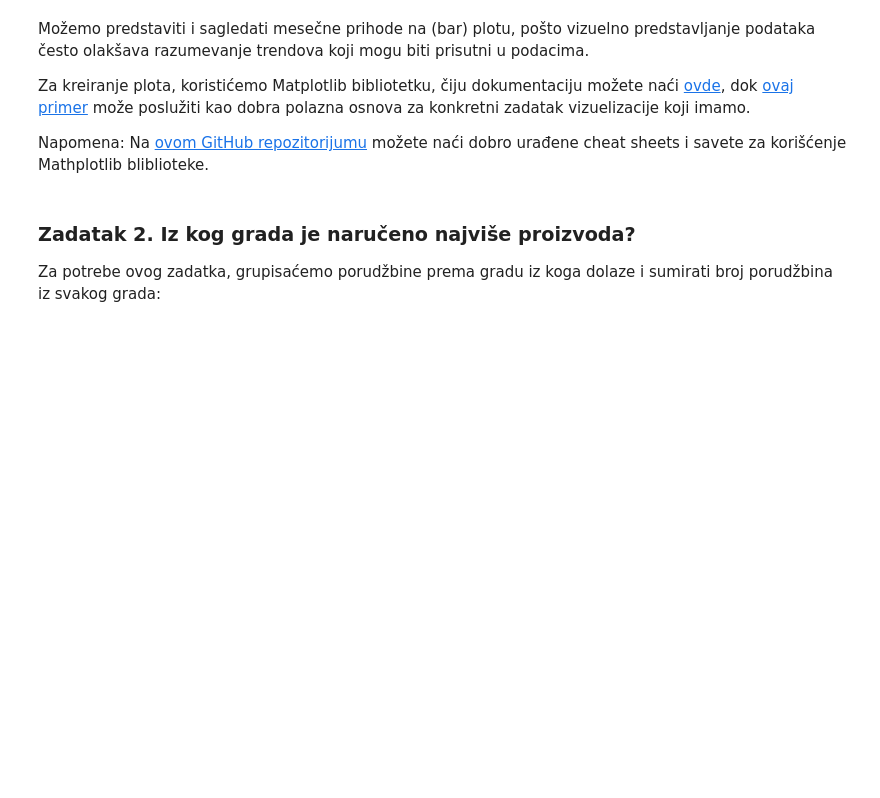
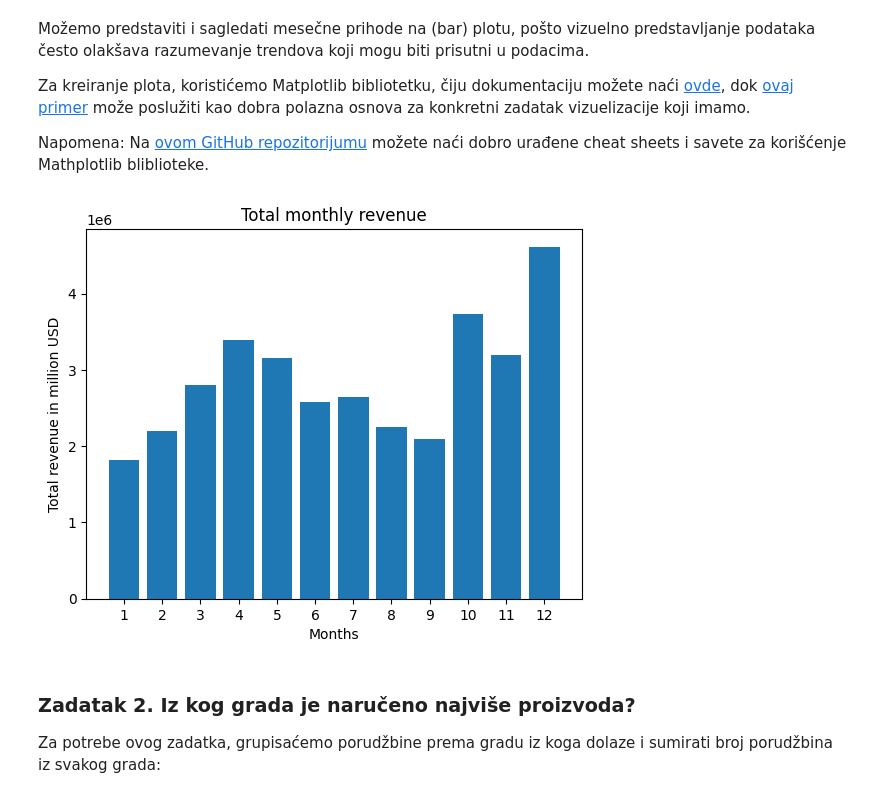
Before and after one commit to programiranje2-fon/2025v, a Jupyter notebook: pandas_labs/sales_analysis.ipynb, the cells around one changed output. Cells and saved outputs as stored; diff of their text form; code cells hidden in the pictures; blank space fills up the shorter version.

```diff
--- a/pandas_labs/sales_analysis.ipynb
+++ b/pandas_labs/sales_analysis.ipynb
@@ -563,0 +570,2 @@ Sada ćemo pokušati da odgovorimo na neka pitanja vezana za ostvarenu prodaju u
+# %%
+sales = pd.read_csv(Path.cwd() / 'data' / 'sales_data' / 'processed_data' / 'sales_2019.csv', parse_dates=['Order_Date'])
@@ -570,3 +609,5 @@ Da bismo odgovorili na ovo pitanje, potrebno je da:
 - izračunamo ukupan prihod na mesečnom nivou
 # %% [markdown]
 **Korak 1**: Izračunavanje ukupnog prihoda po porudžbini
+# %%
+sales['Total_Revenue'] = sales.Quantity_Ordered * sales.Price_Each
@@ -576,3 +631,5 @@ Da bismo odgovorili na ovo pitanje, potrebno je da:
 S obzirom da je `Order_Date` pandas serija tipa datetime, možemo koristiti `dt` da bismo dobili pristup svakoj vrednosti u seriji kao datetime objektu.
 
 Kad imamo pristup datumu porudžbine kao datetime objektu, možemo uzeti bilo koji element datuma (godina, mesec, dan, itd.) i vremena porudžbine kroz odgovarajuća polja objekta.
+# %%
+sales['Order_Month'] = sales.Order_Date.dt.month
@@ -579,2 +650,5 @@ Kad imamo pristup datumu porudžbine kao datetime objektu, možemo uzeti bilo ko
 # %% [markdown]
 **Korak 3**: Izračunavanje ukupnog prihoda za svaki mesec
+# %%
+revenue_per_month = sales.groupby('Order_Month').Total_Revenue.sum()
+revenue_per_month
@@ -586,6 +692,20 @@ Možemo predstaviti i sagledati mesečne prihode na (bar) plotu, pošto vizuelno
 Za kreiranje plota, koristićemo Matplotlib bibliotetku, čiju dokumentaciju možete naći [ovde](https://matplotlib.org/3.5.3/api/_as_gen/matplotlib.pyplot.html), dok [ovaj primer](https://matplotlib.org/stable/gallery/lines_bars_and_markers/bar_colors.html#sphx-glr-gallery-lines-bars-and-markers-bar-colors-py) može poslužiti kao dobra polazna osnova za konkretni zadatak vizuelizacije koji imamo.
 
 Napomena: Na [ovom GitHub repozitorijumu](https://github.com/matplotlib/cheatsheets) možete naći dobro urađene cheat sheets i savete za korišćenje Mathplotlib bliblioteke.
+# %%
+x = revenue_per_month.index.tolist()
+y = revenue_per_month.values.tolist()
+
+fig, ax = plt.subplots()
+ax.bar(x, y)
+ax.set_xlabel('Months')
+ax.set_ylabel('Total revenue in million USD')
+ax.set_title('Total monthly revenue')
+ax.set_xticks(range(1,13))
+
+plt.show()
+# %% [output]
+[figure, added]
 # %% [markdown]
 ### Zadatak 2. Iz kog grada je naručeno najviše proizvoda?
 
```
Also changed, not shown: parts of 25 cells of this notebook.
